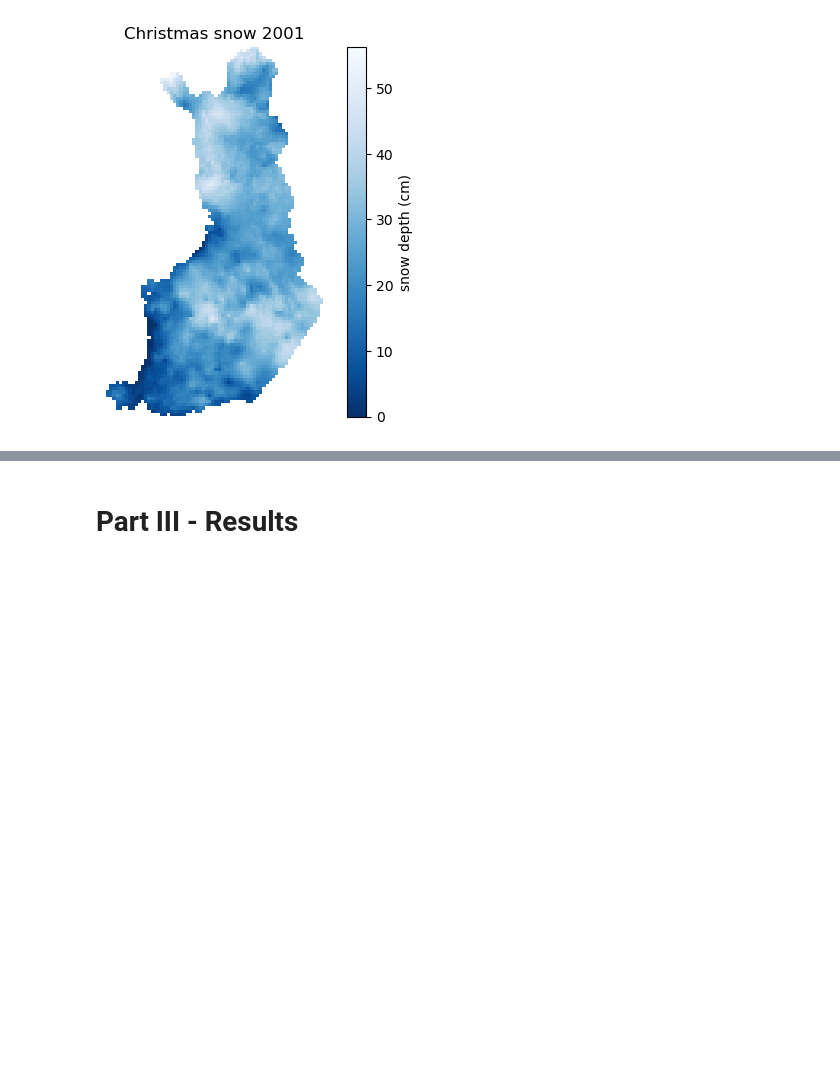
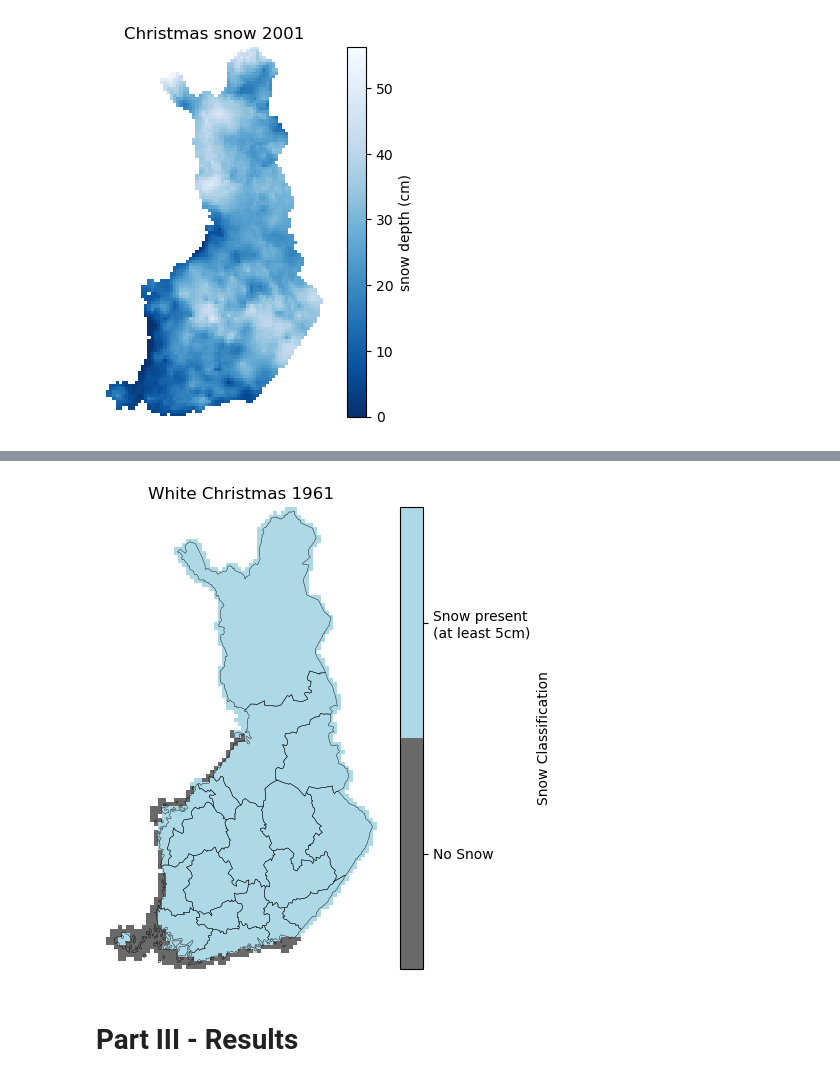
Before and after one commit to marcelomouta/white-christmas-project, a Jupyter notebook: final-assignment.ipynb, the cells around one changed output, grey strips where cells are left out. Cells and saved outputs as stored; diff of their text form; code cells hidden in the pictures; blank space fills up the shorter version.

```diff
--- a/final-assignment.ipynb
+++ b/final-assignment.ipynb
@@ -152,8 +152,10 @@ snow.plot_white_xmas(white_xmas_raster, year)
 # %%
 # NOTE: By default, the snow classifiers in this project use 1cm snow depth as the threshold for "white" classification
 # We can classify (and plot!) with different thresholds the following way:
 white_xmas_raster = snow.classify_white_day(xmas_avg_snow[year], snow_threshold=5) # 5cm snow threshold
-snow.plot_white_xmas(white_xmas_raster, year, snow_threshold=5)
+snow.plot_white_xmas(white_xmas_raster, year, snow_threshold=5, borders=finland_regions)
+# %% [output]
+[figure, added]
 # %% [markdown]
 # Part III - Results
 # %% [markdown]
```
Also changed, not shown: parts of 4 cells of this notebook.
